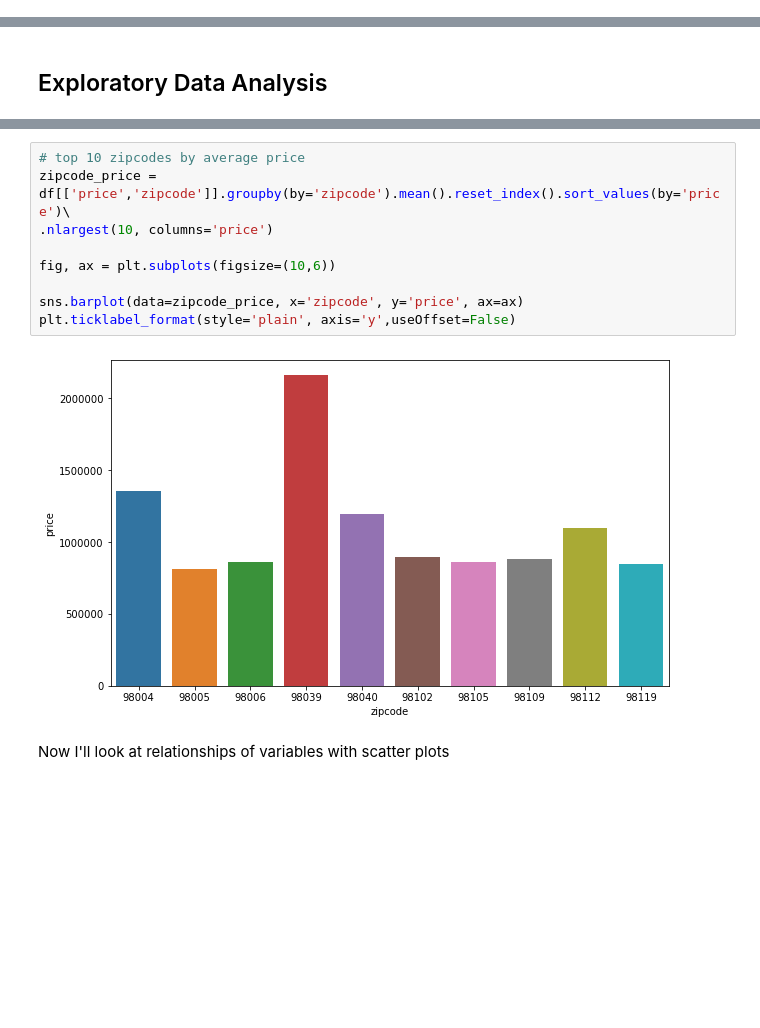
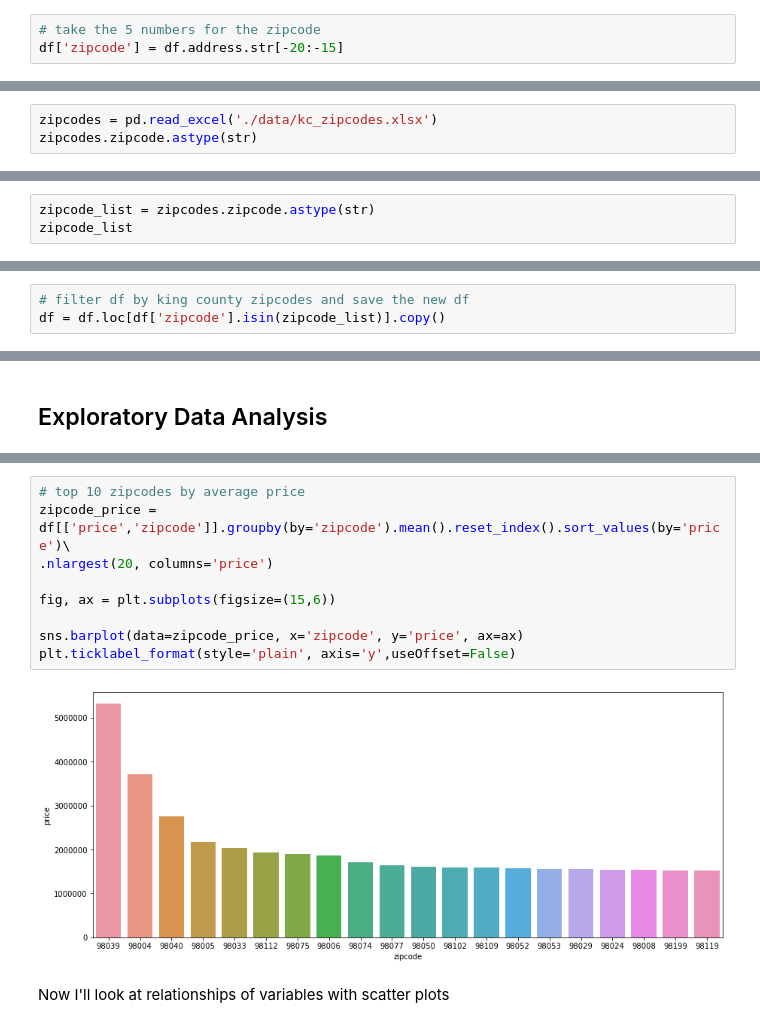
Before and after one commit to charlesmpan/SeattleHousingPricePredictor, a Jupyter notebook: Garrett_notebook.ipynb, the cells around one changed output, grey strips where cells are left out. Cells and saved outputs as stored; diff of their text form; blank space fills up the shorter version.

Commit message:
started linear regression and added excel file of all zipcodes for king county

```diff
--- a/Garrett_notebook.ipynb
+++ b/Garrett_notebook.ipynb
@@ -267,0 +384,3 @@ View
+# %%
+# take the 5 numbers for the zipcode
+df['zipcode'] = df.address.str[-20:-15]
@@ -267,0 +428,3 @@ View
+# %%
+zipcodes = pd.read_excel('./data/kc_zipcodes.xlsx')
+zipcodes.zipcode.astype(str)
@@ -267,0 +444,3 @@ View
+# %%
+zipcode_list = zipcodes.zipcode.astype(str)
+zipcode_list
@@ -267,0 +460,3 @@ View
+# %%
+# filter df by king county zipcodes and save the new df
+df = df.loc[df['zipcode'].isin(zipcode_list)].copy()
@@ -304,14 +519,14 @@ plt.ticklabel_format(style='plain', axis='y',useOffset=False)
 # %%
 # top 10 zipcodes by average price
 zipcode_price = df[['price','zipcode']].groupby(by='zipcode').mean().reset_index().sort_values(by='price')\
-.nlargest(10, columns='price')
+.nlargest(20, columns='price')
 
-fig, ax = plt.subplots(figsize=(10,6))
+fig, ax = plt.subplots(figsize=(15,6))
 
 sns.barplot(data=zipcode_price, x='zipcode', y='price', ax=ax)
 plt.ticklabel_format(style='plain', axis='y',useOffset=False)
 # %% [output]
-[figure, old version]
+[figure, new version]
 # %% [markdown]
 Now I'll look at relationships of variables with scatter plots
 # %%
```
Also changed, not shown: parts of 127 cells of this notebook, 1 other file.
